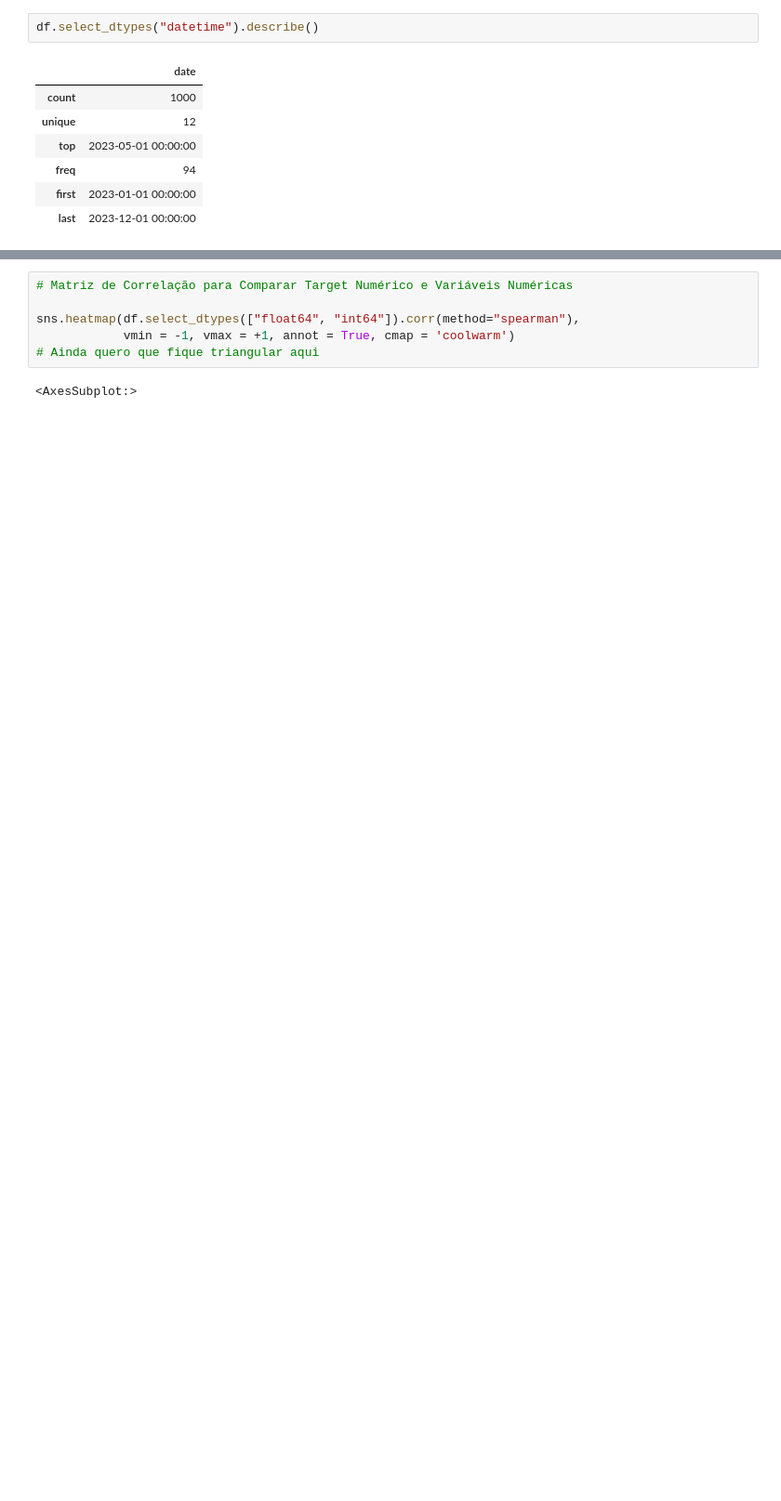
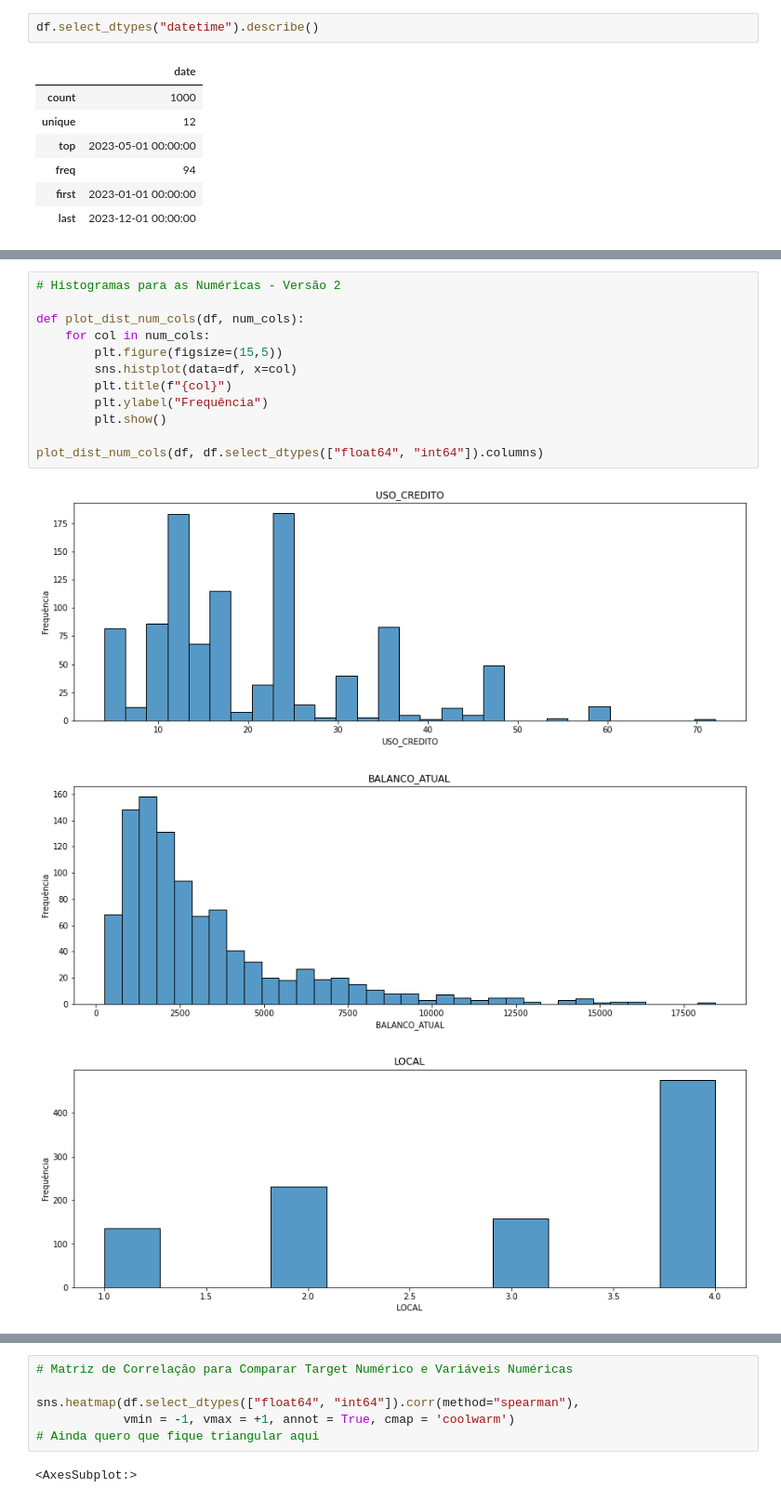
Before and after one commit to lauraalexandria/cursos-python, a Jupyter notebook: analises_iniciais.ipynb, the cells around one changed output, grey strips where cells are left out. Shown at 93% size. Drawn from its saved outputs; the diff is of its cells as text; blank space fills up the shorter version.

```diff
--- a/analises_iniciais.ipynb
+++ b/analises_iniciais.ipynb
@@ -372,0 +348,16 @@ ValueError: Could not interpret input 'IDADE'
+# %%
+# Histogramas para as Numéricas - Versão 2
+
+def plot_dist_num_cols(df, num_cols):
+    for col in num_cols:
+        plt.figure(figsize=(15,5))
+        sns.histplot(data=df, x=col)
+        plt.title(f"{col}")
+        plt.ylabel("Frequência")
+        plt.show()
+
+plot_dist_num_cols(df, df.select_dtypes(["float64", "int64"]).columns)
+# %% [output]
+[figure, added]
+[figure, added]
+[figure, added]
```
Also changed, not shown: parts of 15 cells of this notebook.
